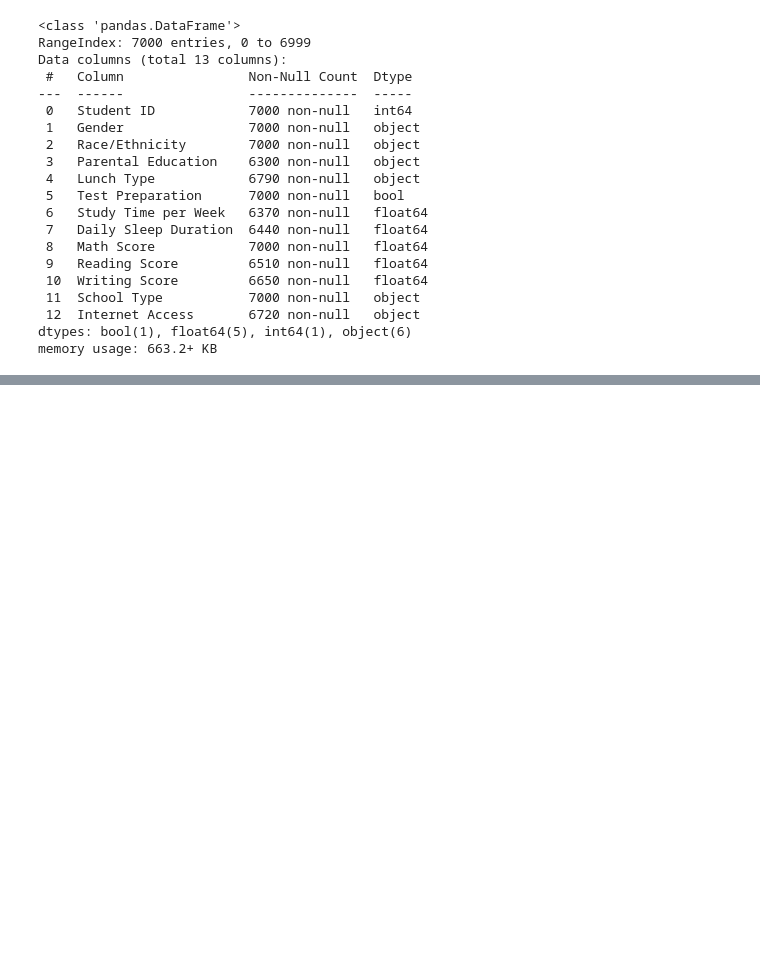
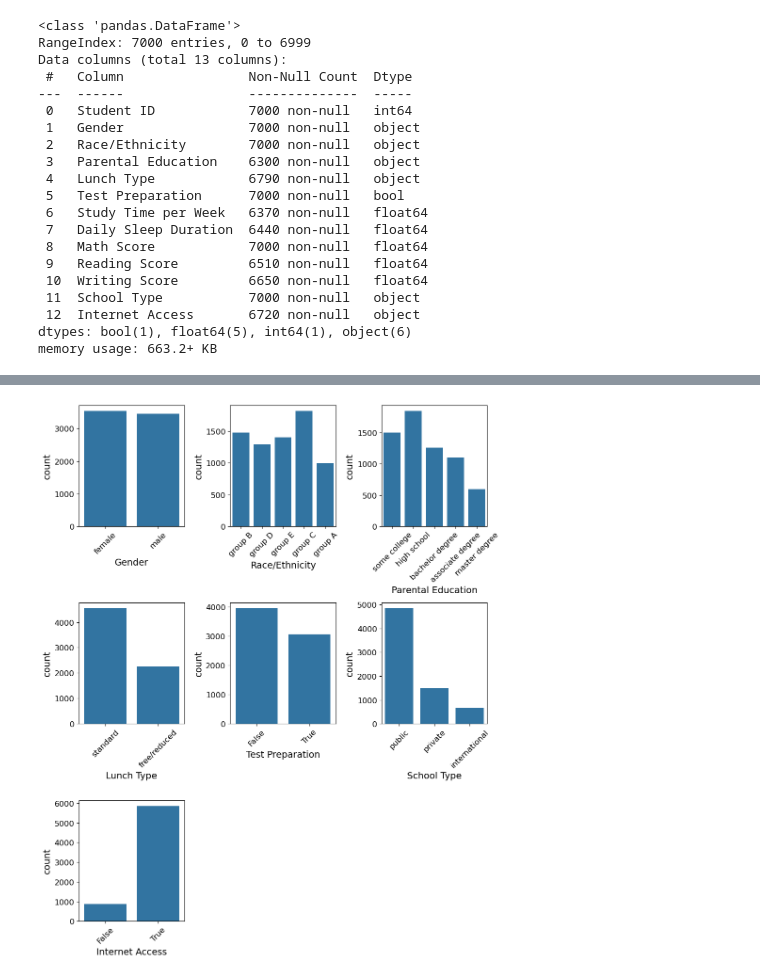
Before and after one commit to cristian0831/Machine-Learning-Projects, a Jupyter notebook: Scikit-Learn/student_performance.ipynb, the cells around one changed output, grey strips where cells are left out. Cells and saved outputs as stored; diff of their text form; code cells hidden in the pictures; blank space fills up the shorter version.

```diff
--- a/Scikit-Learn/student_performance.ipynb
+++ b/Scikit-Learn/student_performance.ipynb
@@ -68,0 +75,23 @@ plt.show()
+# %%
+# visualize categorical values
+import seaborn as sns
+import math
+
+cat_col = student_performance.select_dtypes(include=['object', 'category', 'bool'])
+n_cols = 3
+#how many plots per row
+n_rows = math.ceil(len(cat_col.columns)/n_cols)
+fig, axes = plt.subplots(n_rows, n_cols, figsize=(10, 4*n_rows))
+axes = axes.flatten()
+for i, col in enumerate(cat_col.columns):
+    sns.countplot(data=cat_col, x=col, ax=axes[i])
+    axes[i].tick_params(axis='x', rotation=45)
+
+# remove empty subplots
+for j in range(i+1, len(axes)):
+    fig.delaxes(axes[j])
+
+plt.tight_layout()
+plt.show()
+# %% [output]
+[figure, added]
```
Also changed, not shown: parts of 11 cells of this notebook.
